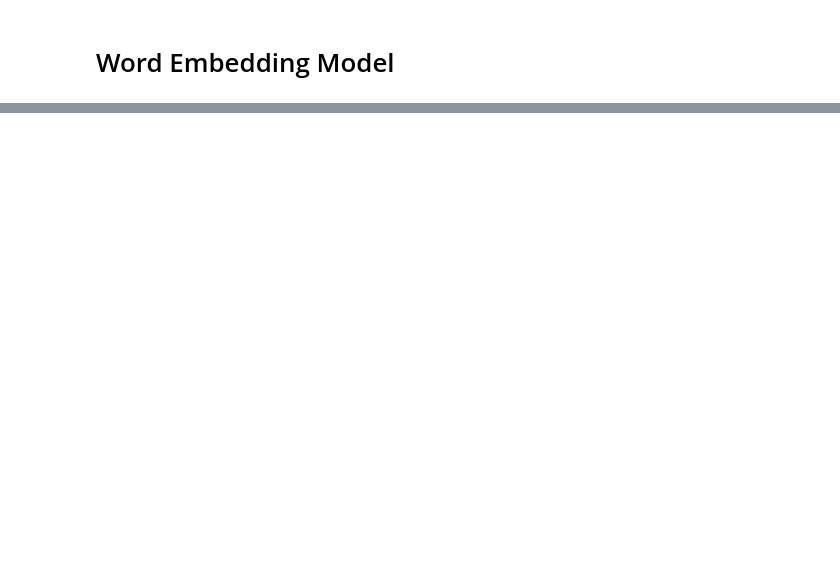
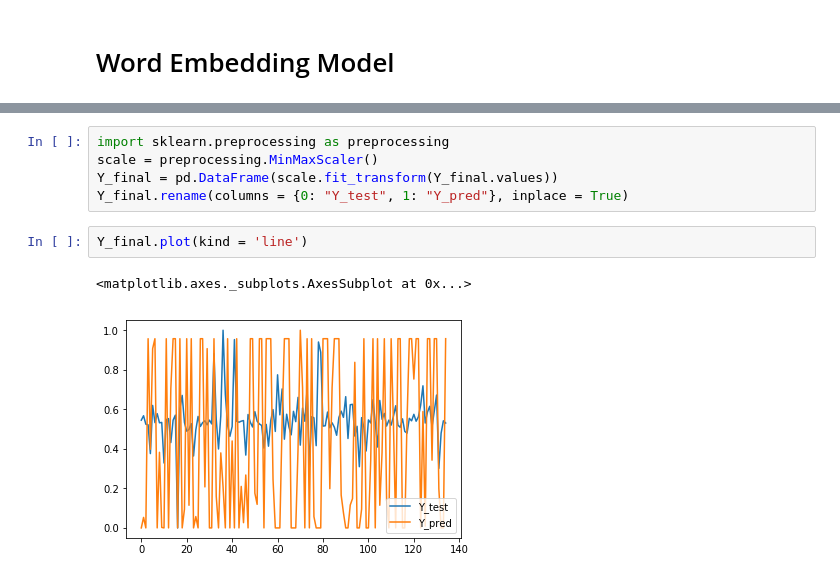
Before and after one commit to shrimpynuts/news-sentiment, a Jupyter notebook: neural_network.ipynb, the cells around one changed output, grey strips where cells are left out. Cells and saved outputs as stored; diff of their text form; blank space fills up the shorter version.

```diff
--- a/neural_network.ipynb
+++ b/neural_network.ipynb
@@ -339,0 +198,10 @@ KeyboardInterrupt:
+# %%
+import sklearn.preprocessing as preprocessing
+scale = preprocessing.MinMaxScaler()
+Y_final = pd.DataFrame(scale.fit_transform(Y_final.values))
+Y_final.rename(columns = {0: "Y_test", 1: "Y_pred"}, inplace = True)
+# %%
+Y_final.plot(kind = 'line')
+# %% [output]
+<matplotlib.axes._subplots.AxesSubplot at 0x...>
+[figure, added]
```
Also changed, not shown: parts of 36 cells of this notebook, 6 other files.
